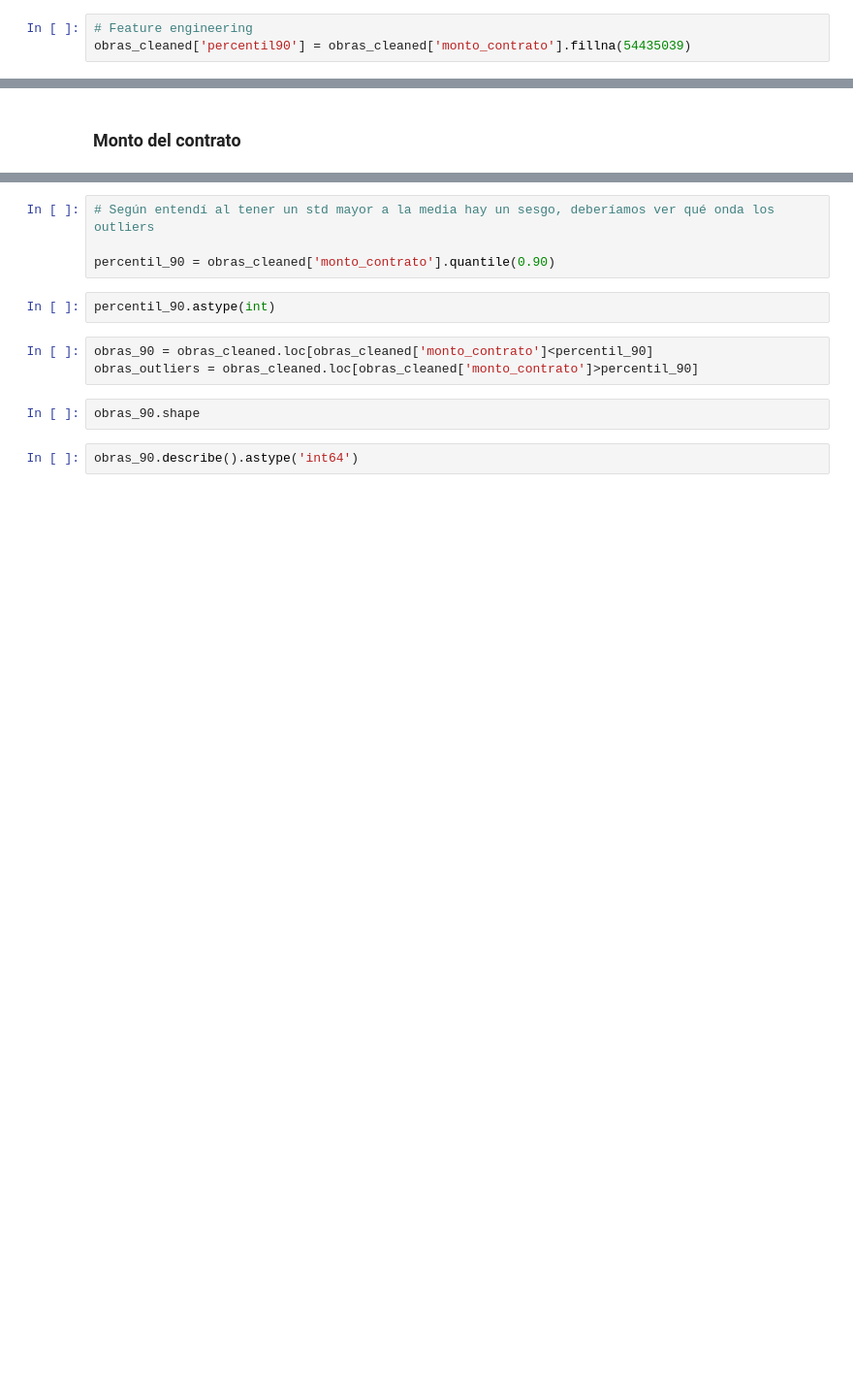
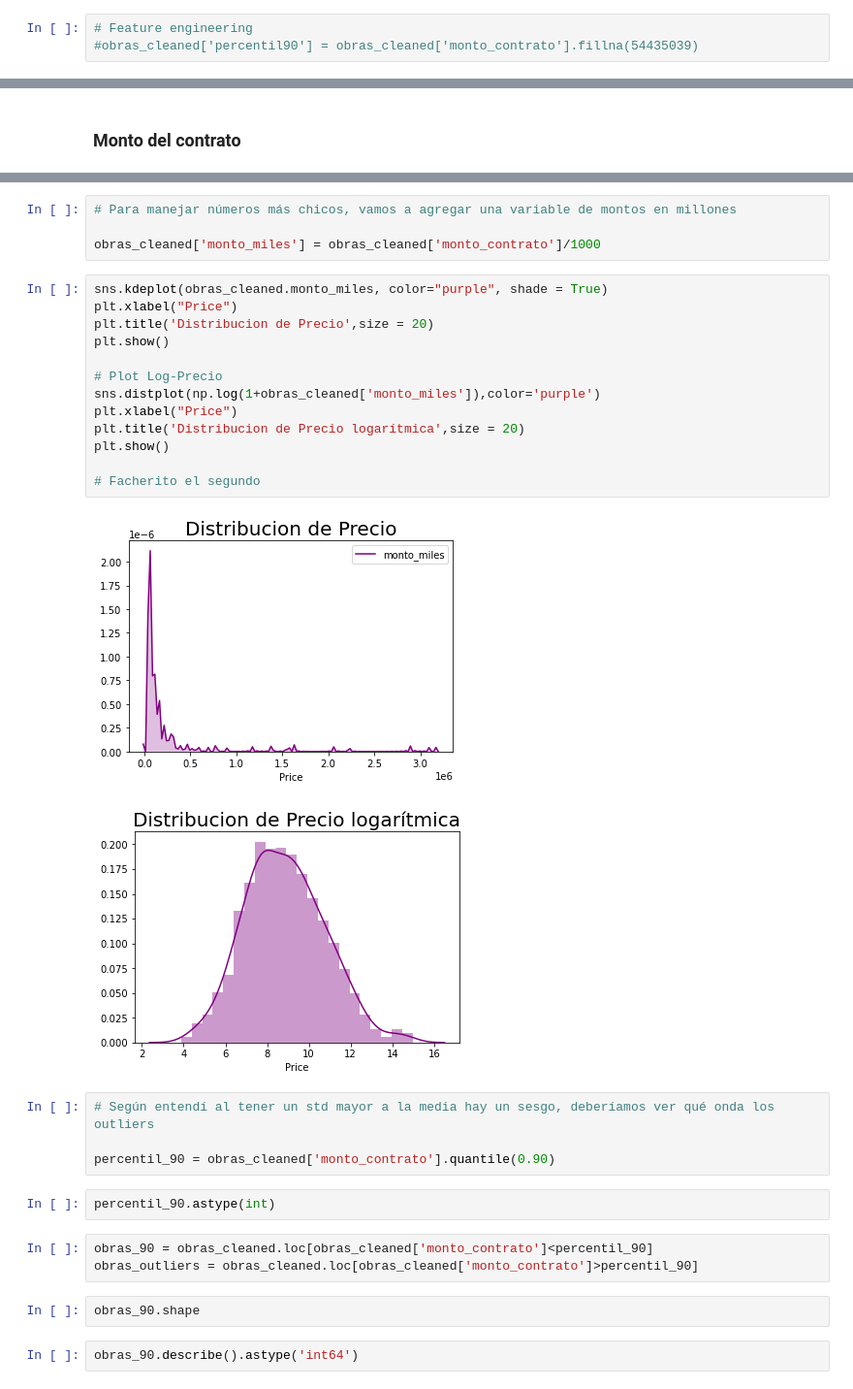
Before and after one commit to micatokashiki/Python-Project, a Jupyter notebook: Obras Públicas - Primera parte.ipynb, the cells around one changed output, grey strips where cells are left out. Shown at 97% size. Drawn from its saved outputs; the diff is of its cells as text; blank space fills up the shorter version.

```diff
--- a/Obras Públicas - Primera parte.ipynb
+++ b/Obras Públicas - Primera parte.ipynb
@@ -164,7 +256,7 @@ obras_cleaned.shape
 #percentil_90 = percentil_90.astype(str)
 # %%
 # Feature engineering
-obras_cleaned['percentil90'] = obras_cleaned['monto_contrato'].fillna(54435039)
+#obras_cleaned['percentil90'] = obras_cleaned['monto_contrato'].fillna(54435039)
 # %%
 #obras_arquitectura = obras_cleaned.loc[obras_cleaned['tipo'] == 'Arquitectura']
 # %%
@@ -260,3 +351,23 @@ Name: monto_contrato, dtype: int64
+# %%
+# Para manejar números más chicos, vamos a agregar una variable de montos en millones
+
+obras_cleaned['monto_miles'] = obras_cleaned['monto_contrato']/1000
+# %%
+sns.kdeplot(obras_cleaned.monto_miles, color="purple", shade = True)
+plt.xlabel("Price")
+plt.title('Distribucion de Precio',size = 20)
+plt.show()
+
+# Plot Log-Precio
+sns.distplot(np.log(1+obras_cleaned['monto_miles']),color='purple')
+plt.xlabel("Price")
+plt.title('Distribucion de Precio logarítmica',size = 20)
+plt.show()
+
+# Facherito el segundo
+# %% [output]
+[figure, added]
+[figure, added]
 # %%
 # Según entendí al tener un std mayor a la media hay un sesgo, deberíamos ver qué onda los outliers
 
```
Also changed, not shown: parts of 31 cells of this notebook.
